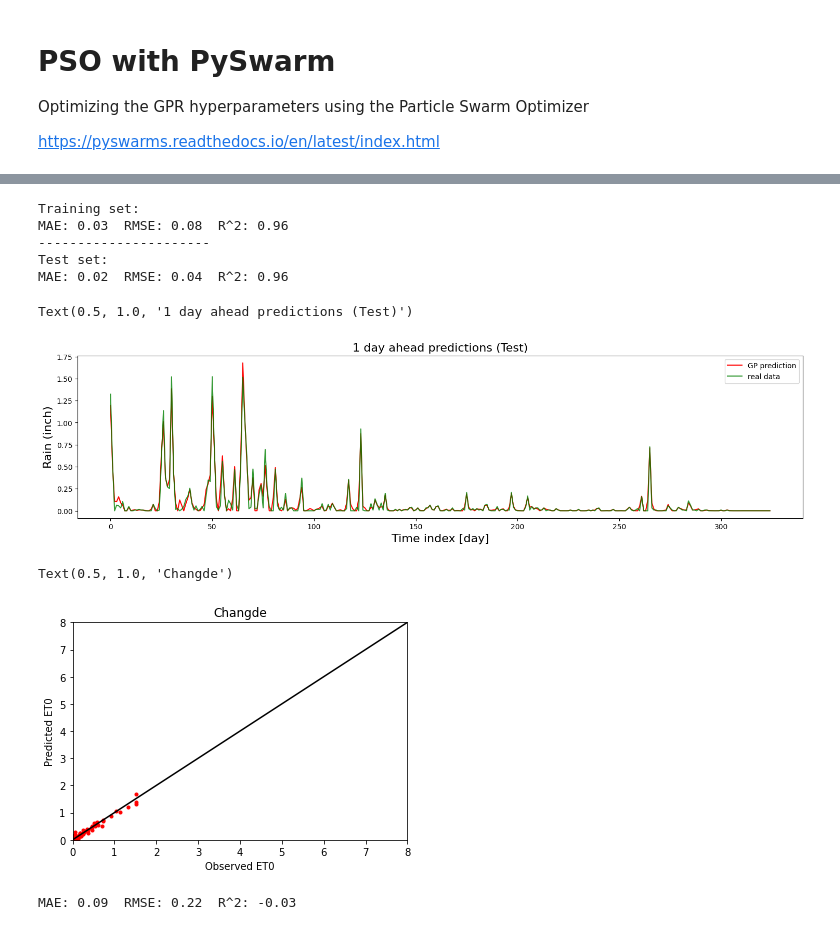
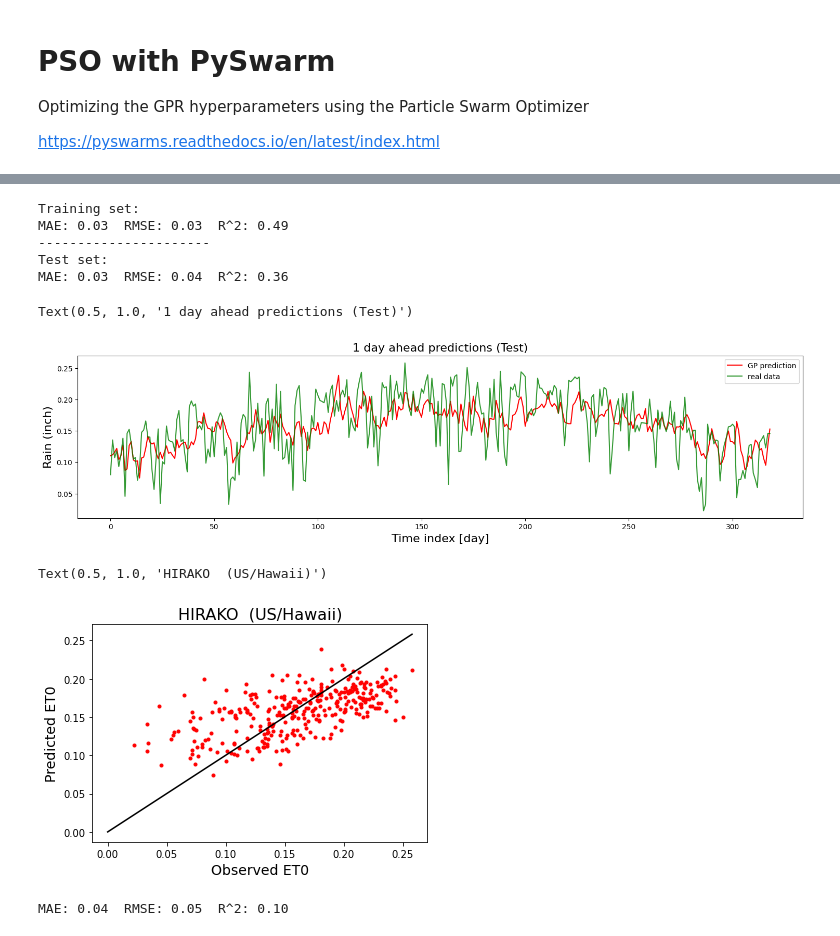
Before and after one commit to ekourkchi/Weather_research, a Jupyter notebook: Wavelet_HOBO_GPR_PSO.ipynb, the cells around one changed output, grey strips where cells are left out. Saved outputs shown, nothing was run; the diff lists cells and outputs as text; code cells hidden in the pictures.

```diff
--- a/Wavelet_HOBO_GPR_PSO.ipynb
+++ b/Wavelet_HOBO_GPR_PSO.ipynb
@@ -343,13 +348,0 @@ In the following example for mDelay=3, 3*4 features would be generated. 3-lags,
-# %%
-# y: ET0
-# z: P1 (the first principal component)
-# v: T (temperature)
-# w: VPD
-
-mDelay = 10
-nAhead = 1
-
-XS2, ys2 = dataPrepare2(y, z, v, w, u, n=mDelay, d=nAhead)
-XS_test2, ys_test2 = dataPrepare2(y_test, z_test, v_test, w_test, u_test, n=mDelay, d=nAhead)
-
-n_components = 4*mDelay
@@ -442,17 +383,17 @@ XS2.min(), XS2.max()
 from sklearn.model_selection import KFold
 
 kf = KFold(n_splits=3)
-kf.get_n_splits(XS2)
+kf.get_n_splits(XS)
 
 def Xi2_swarm(x):
 
   nParticle = x.shape[0]
   out = np.zeros(nParticle)
 
-  for train_index, cross_index in kf.split(XS2):
+  for train_index, cross_index in kf.split(XS):
 
-      X_train, X_cross = XS2[train_index], XS2[cross_index]
-      y_train, y_cross = ys2[train_index], ys2[cross_index]
+      X_train, X_cross = XS[train_index], XS[cross_index]
+      y_train, y_cross = ys[train_index], ys[cross_index]
 
       n = X_cross.shape[1]
       m = X_cross.shape[0]
@@ -470,13 +411,9 @@ def Xi2_swarm(x):
 
   return out
 # %%
-
-# Set-up hyperparameters
-options = {'c1': 0.5, 'c2': 0.3, 'w':0.9}
-
 # Call instance of PSO
-optimizer = GlobalBestPSO(n_particles=20, dimensions=n_components+2, options=options)
+optimizer = GlobalBestPSO(n_particles=n_particles, dimensions=n_components+2, options=options)
 
 # Perform optimization
-cost, pos = optimizer.optimize(Xi2_swarm, iters=20)
+cost, pos = optimizer.optimize(Xi2_swarm, iters=n_iter)
 # %% [output]
@@ -503,18 +440,18 @@ array([ 1.74961803,  3.22672879,  5.5190852 ,  2.20459763,  3.27720381,
 # %%
 truths = pos
-gp = GPR(XS2, ys2, lnlikelihood=False)(truths)
+gp = GPR(XS, ys, lnlikelihood=False)(truths)
 
 
-n = XS2.shape[1]
-m_test = XS_test2.shape[0]
-m = XS2.shape[0]
+n = XS.shape[1]
+m_test = XS_test.shape[0]
+m = XS.shape[0]
 
 L = np.exp(truths[:n])
 
 
-gp_yp, gp_yp_std = gp.predict(ys2, XS2/np.vstack([L]*m), return_var=True)
+gp_yp, gp_yp_std = gp.predict(ys, XS/np.vstack([L]*m), return_var=True)
 
-gp_yp_test, gp_yp_test_std = gp.predict(ys2, XS_test2/np.vstack([L]*m_test), return_var=True)
+gp_yp_test, gp_yp_test_std = gp.predict(ys, XS_test/np.vstack([L]*m_test), return_var=True)
 # %%
 def gtzero(x):
 
@@ -524,55 +461,56 @@ def gtzero(x):
   return x
 
 print("Training set: ")
-metrics(ys2, gtzero(gp_yp))
+metrics(ys, gtzero(gp_yp))
 print("----------------------")
 print("Test set: ")
-metrics(ys_test2, gtzero(gp_yp_test))
+metrics(ys_test, gtzero(gp_yp_test))
 # %% [output]
 Training set:
-MAE: 0.03  RMSE: 0.08  R^2: 0.96
+MAE: 0.03  RMSE: 0.03  R^2: 0.49
 ----------------------
 Test set:
-MAE: 0.02  RMSE: 0.04  R^2: 0.96
+MAE: 0.03  RMSE: 0.04  R^2: 0.36
 # %%
 fig = py.figure(figsize=(15, 4), dpi=100)
 fig.subplots_adjust(wspace=0, top=0.9, bottom=0.12, left=0.05, right=0.98)
 ax = fig.add_subplot(111)
 
 # ax.plot(gp_yp, 'r.-',  alpha=1)
 # ax.plot(ys2, 'g.-', alpha=0.8)
 
 ax.plot(gtzero(gp_yp_test), 'r-',  alpha=1, label='GP prediction')
-ax.plot(ys_test2, 'g-', alpha=0.8, label='real data')
+ax.plot(ys_test, 'g-', alpha=0.8, label='real data')
 
 ## Filling
 # ax.fill_between(range(len(gp_yp_test)), gp_yp_test - 1.*np.sqrt(gp_yp_test_std), gp_yp_test + 1.*np.sqrt(gp_yp_test_std),
 #                 color="r", alpha=0.2)
 
 ax.legend()
 # ax.set_xlim(0,len(gp_yp_test))
 ax.set_ylabel("Rain (inch)", fontsize=16)
 ax.set_xlabel("Time index [day]", fontsize=16)
 ax.set_title("1 day ahead predictions (Test)", fontsize=16)
 # %% [output]
 Text(0.5, 1.0, '1 day ahead predictions (Test)')
-[figure, old version]
+[figure, new version]
 # %%
-plt.plot(ys_test2, gp_yp_test, 'r.')
+plt.plot(ys_test, gp_yp_test, 'r.')
 
-plt.plot([0, 8], [0, 8], 'k-')
+max = np.max([np.max(ys_test), np.max(gp_yp_test)])
+plt.plot([0, max], [0, max], 'k-')
 
-plt.xlabel("Observed ET0")
-plt.ylabel("Predicted ET0")
+plt.xlabel("Observed ET0", fontsize=14)
+plt.ylabel("Predicted ET0", fontsize=14)
 
-plt.xlim(0,8)
-plt.ylim(0,8)
-plt.title("Changde")
+# plt.xlim(0,8)
+# plt.ylim(0,8)
+plt.title(station+'  ('+timezone+')', fontsize=16)
 # %% [output]
-Text(0.5, 1.0, 'Changde')
+Text(0.5, 1.0, 'HIRAKO  (US/Hawaii)')
-[figure, old version]
+[figure, new version]
 # %%
-N = len(ys_test2)
-metrics(ys_test2[:N-1], ys_test2[1:])
+N = len(ys_test)
+metrics(ys_test[:N-1], ys_test[1:])
 # %% [output]
-MAE: 0.09  RMSE: 0.22  R^2: -0.03
+MAE: 0.04  RMSE: 0.05  R^2: 0.10
```
Also changed, not shown: parts of 25 cells of this notebook.
